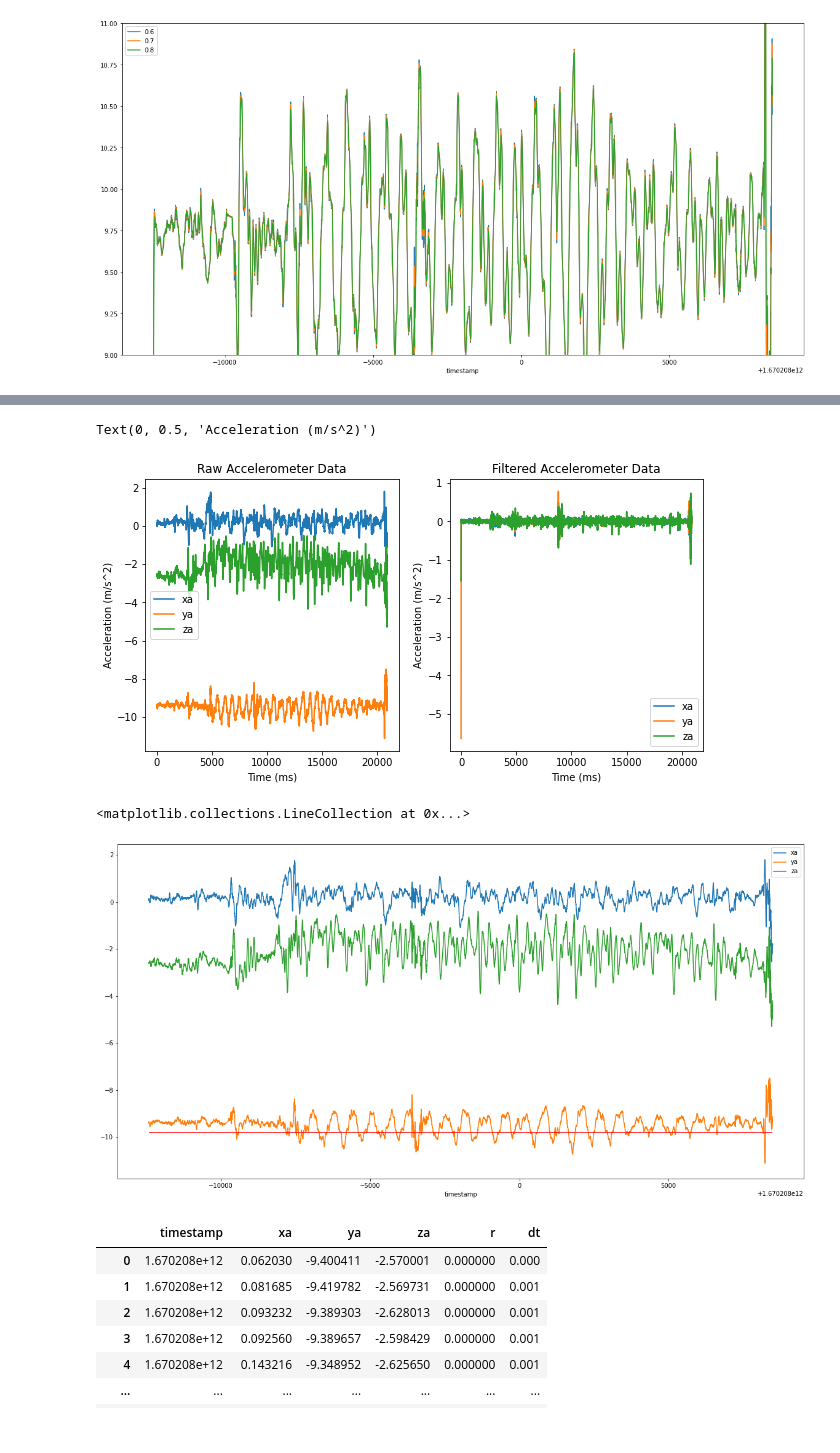
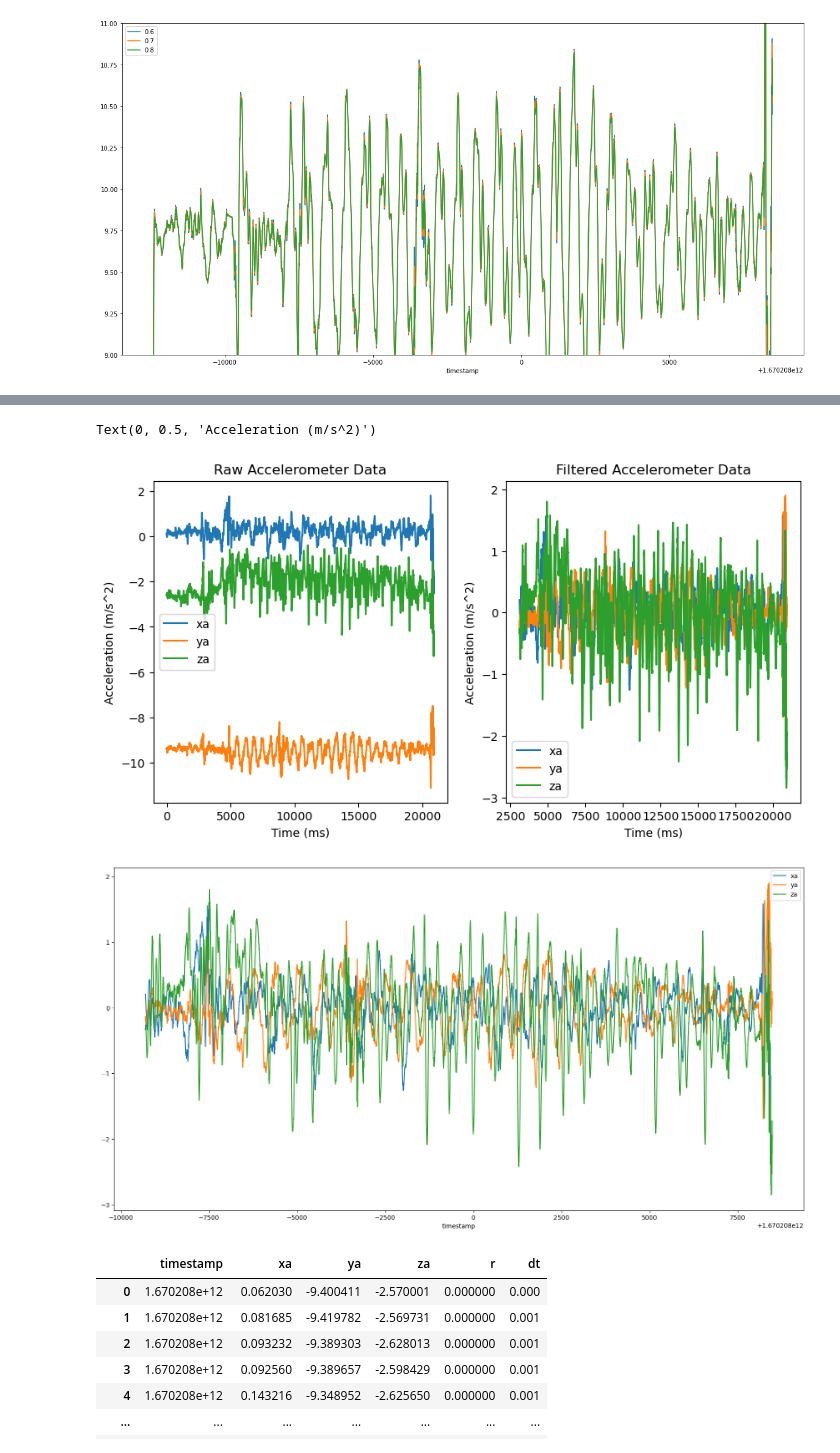
Before and after one commit to localization-as-a-service/local-registration, a Jupyter notebook: imu_trajectory_estimation.ipynb, the cells around one changed output, grey strips where cells are left out. Saved outputs shown, nothing was run; the diff lists cells and outputs as text; code cells hidden in the pictures.

Commit message:
moving average filter to remove gravity

```diff
--- a/imu_trajectory_estimation.ipynb
+++ b/imu_trajectory_estimation.ipynb
@@ -25,17 +41,24 @@ motion_dir = os.path.join(data_dir, experiment, trial, subject, f"{sequence:02d}
+# %%
+# Low pass filter
+alpha = 0.1
+gravity = [0, 0, 0]
+
+for i in tqdm.trange(imu_df.shape[0]):
+    for j in range(3):
+        gravity[j] = alpha * gravity[j] + (1 - alpha) * imu_df.iloc[i, 1 + j]
+        imu_df.iloc[i, 1 + j] = imu_df.iloc[i, 1 + j] - gravity[j]
+
+    gravity_df = pd.concat([gravity_df, pd.DataFrame({"timestamp": [imu_df.iloc[i, 0]], "x": [gravity[0]], "y": [gravity[1]], "z": [gravity[2]]})], ignore_index=True)
+# %%
+accel_mavg = imu_df[["xa", "ya", "za"]].rolling(window=1200).mean()
+imu_df[["xa", "ya", "za"]] = imu_df[["xa", "ya", "za"]] - accel_mavg
+
+# imu_df.dropna(inplace=True)
+# imu_df.reset_index(drop=True, inplace=True)
+
+# accel_mavg.loc[:, "r"] = accel_mavg.apply(lambda row: np.linalg.norm(row[["xa", "ya", "za"]]), axis=1)
 # %%
-accel_df = pd.read_csv(os.path.join(motion_dir, "accelerometer"))
-gyro_df = pd.read_csv(os.path.join(motion_dir, "gyroscope"))
-
-accel_df.drop_duplicates("timestamp", inplace=True)
-gyro_df.drop_duplicates("timestamp", inplace=True)
-
-gravity_df = pd.DataFrame(columns=["timestamp", "x", "y", "z"])
-
-imu_df = pd.merge(accel_df, gyro_df, on="timestamp", suffixes=("a", "g"))
-
-raw_accel_df = imu_df[["timestamp", "xa", "ya", "za"]].copy()
-
-alpha = 0.8
+alpha = 0.1
 gravity = [0, 0, 0]
 
 for i in tqdm.trange(imu_df.shape[0]):
@@ -43,7 +66,7 @@ for i in tqdm.trange(imu_df.shape[0]):
         gravity[j] = alpha * gravity[j] + (1 - alpha) * imu_df.iloc[i, 1 + j]
         imu_df.iloc[i, 1 + j] = imu_df.iloc[i, 1 + j] - gravity[j]
 
-    gravity_df = gravity_df.append({"timestamp": imu_df.iloc[i, 0], "x": gravity[0], "y": gravity[1], "z": gravity[2]}, ignore_index=True)
+    gravity_df = pd.concat([gravity_df, pd.DataFrame({"timestamp": [imu_df.iloc[i, 0]], "x": [gravity[0]], "y": [gravity[1]], "z": [gravity[2]]})], ignore_index=True)
 # %%
 gravity_df.loc[:, "r"] = gravity_df.apply(lambda row: np.linalg.norm(row[["x", "y", "z"]]), axis=1)
 # %%
@@ -83,13 +106,12 @@ axes[0].set_ylabel("Acceleration (m/s^2)")
 axes[1].set_ylabel("Acceleration (m/s^2)")
 # %% [output]
 Text(0, 0.5, 'Acceleration (m/s^2)')
-[figure, old version]
+[figure, new version]
 # %%
-plot = raw_accel_df.plot(x="timestamp", figsize=(20, 10))
-plot.hlines(-9.81, gravity_df.timestamp.values[0], gravity_df.timestamp.values[-1], colors="red")
+plot = imu_df.plot(x="timestamp", y=["xa", "ya", "za"], figsize=(20, 10))
+# plot.hlines(-9.81, imu_df.timestamp.values[0], imu_df.timestamp.values[-1], colors="red")
 # %% [output]
-<matplotlib.collections.LineCollection at 0x...>
-[figure, old version]
+[figure, new version]
 # %%
 raw_accel_df.loc[:, "r"] = raw_accel_df.apply(lambda row: max(0, np.linalg.norm(row[["xa", "ya", "za"]]) - 9.81), axis=1)
 # %%
```
Also changed, not shown: parts of 14 cells of this notebook.
